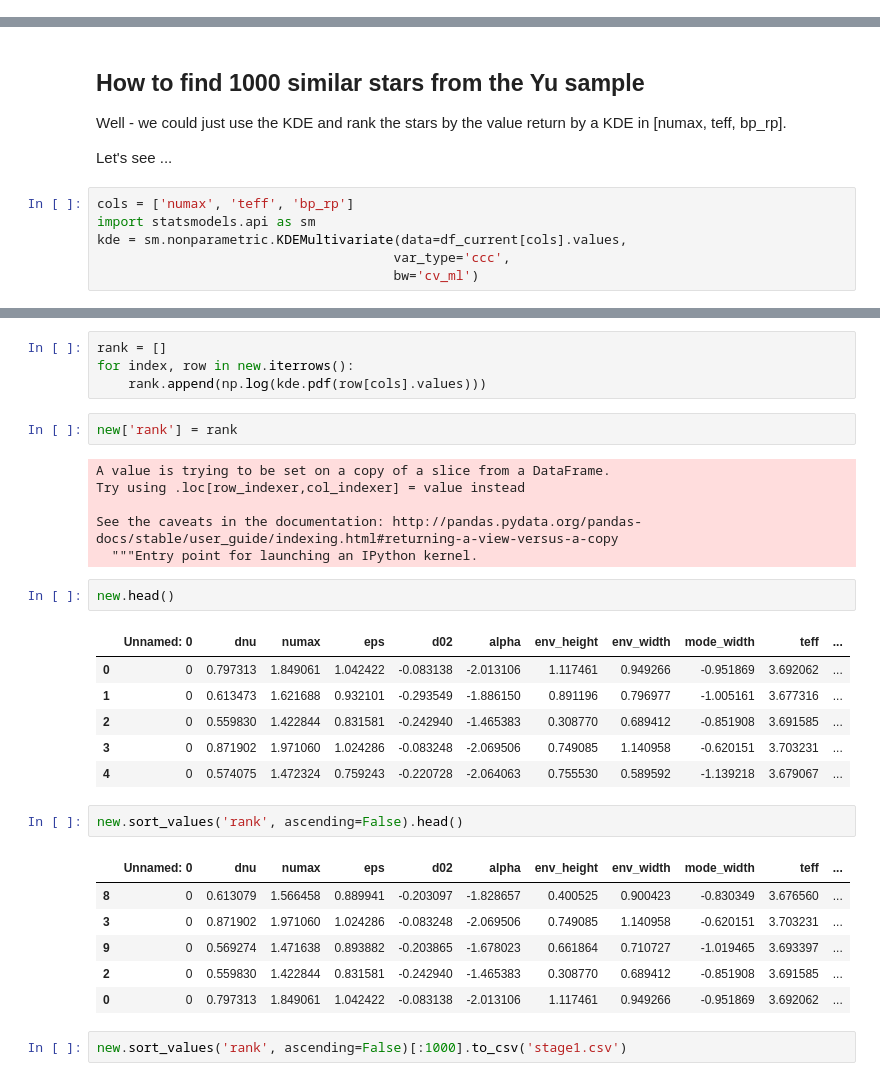
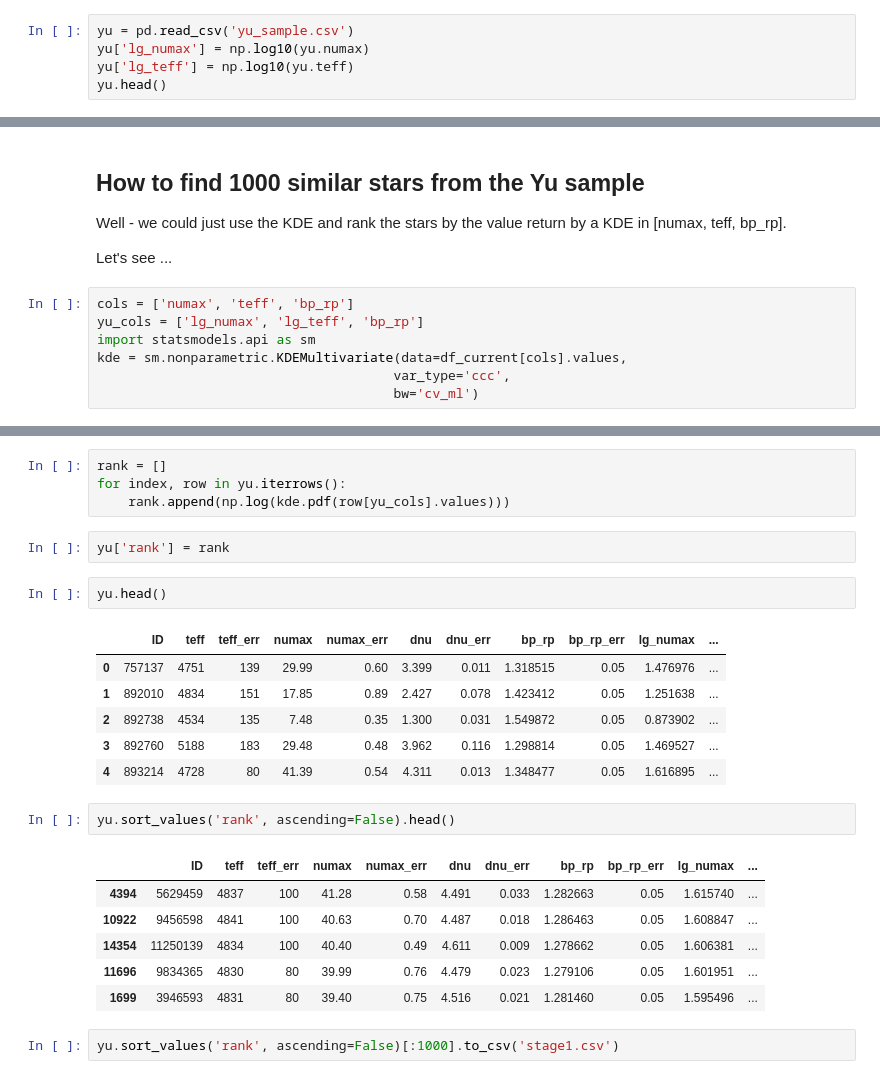
Before and after one commit to grd349/PBjam, a Jupyter notebook: pbjam/data/AddInYu.ipynb, the cells around one changed output, grey strips where cells are left out. Drawn from its saved outputs; the diff is of its cells as text.

Commit message:
Stage 1 progress

```diff
--- a/pbjam/data/AddInYu.ipynb
+++ b/pbjam/data/AddInYu.ipynb
@@ -36,0 +36,5 @@ Except - we don't use [Fe/H], instead we use a combination of of Teff and BP-RP.
+# %%
+yu = pd.read_csv('yu_sample.csv')
+yu['lg_numax'] = np.log10(yu.numax)
+yu['lg_teff'] = np.log10(yu.teff)
+yu.head()
@@ -42,6 +53,7 @@ Well - we could just use the KDE and rank the stars by the value return by a KDE
 Let's see ...
 # %%
 cols = ['numax', 'teff', 'bp_rp']
+yu_cols = ['lg_numax', 'lg_teff', 'bp_rp']
 import statsmodels.api as sm
 kde = sm.nonparametric.KDEMultivariate(data=df_current[cols].values,
                                       var_type='ccc',
@@ -59,32 +61,26 @@ new.head()
 # %%
 rank = []
-for index, row in new.iterrows():
-    rank.append(np.log(kde.pdf(row[cols].values)))
+for index, row in yu.iterrows():
+    rank.append(np.log(kde.pdf(row[yu_cols].values)))
 # %%
-new['rank'] = rank
+yu['rank'] = rank
-# %% [output]
-A value is trying to be set on a copy of a slice from a DataFrame.
-Try using .loc[row_indexer,col_indexer] = value instead
-
-See the caveats in the documentation: http://pandas.pydata.org/pandas-docs/stable/user_guide/indexing.html#returning-a-view-versus-a-copy
-  """Entry point for launching an IPython kernel.
 # %%
-new.head()
+yu.head()
 # %% [output]
-|  | Unnamed: 0 | dnu | numax | eps | d02 | alpha | env_height | env_width | mode_width | teff | ... |
-| 0 | 0 | 0.797313 | 1.849061 | 1.042422 | -0.083138 | -2.013106 | 1.117461 | 0.949266 | -0.951869 | 3.692062 | ... |
-| 1 | 0 | 0.613473 | 1.621688 | 0.932101 | -0.293549 | -1.886150 | 0.891196 | 0.796977 | -1.005161 | 3.677316 | ... |
-| 2 | 0 | 0.559830 | 1.422844 | 0.831581 | -0.242940 | -1.465383 | 0.308770 | 0.689412 | -0.851908 | 3.691585 | ... |
-| 3 | 0 | 0.871902 | 1.971060 | 1.024286 | -0.083248 | -2.069506 | 0.749085 | 1.140958 | -0.620151 | 3.703231 | ... |
-| 4 | 0 | 0.574075 | 1.472324 | 0.759243 | -0.220728 | -2.064063 | 0.755530 | 0.589592 | -1.139218 | 3.679067 | ... |
+|  | ID | teff | teff_err | numax | numax_err | dnu | dnu_err | bp_rp | bp_rp_err | lg_numax | ... |
+| 0 | 757137 | 4751 | 139 | 29.99 | 0.60 | 3.399 | 0.011 | 1.318515 | 0.05 | 1.476976 | ... |
+| 1 | 892010 | 4834 | 151 | 17.85 | 0.89 | 2.427 | 0.078 | 1.423412 | 0.05 | 1.251638 | ... |
+| 2 | 892738 | 4534 | 135 | 7.48 | 0.35 | 1.300 | 0.031 | 1.549872 | 0.05 | 0.873902 | ... |
+| 3 | 892760 | 5188 | 183 | 29.48 | 0.48 | 3.962 | 0.116 | 1.298814 | 0.05 | 1.469527 | ... |
+| 4 | 893214 | 4728 | 80 | 41.39 | 0.54 | 4.311 | 0.013 | 1.348477 | 0.05 | 1.616895 | ... |
 # %%
-new.sort_values('rank', ascending=False).head()
+yu.sort_values('rank', ascending=False).head()
 # %% [output]
-|  | Unnamed: 0 | dnu | numax | eps | d02 | alpha | env_height | env_width | mode_width | teff | ... |
-| 8 | 0 | 0.613079 | 1.566458 | 0.889941 | -0.203097 | -1.828657 | 0.400525 | 0.900423 | -0.830349 | 3.676560 | ... |
-| 3 | 0 | 0.871902 | 1.971060 | 1.024286 | -0.083248 | -2.069506 | 0.749085 | 1.140958 | -0.620151 | 3.703231 | ... |
-| 9 | 0 | 0.569274 | 1.471638 | 0.893882 | -0.203865 | -1.678023 | 0.661864 | 0.710727 | -1.019465 | 3.693397 | ... |
-| 2 | 0 | 0.559830 | 1.422844 | 0.831581 | -0.242940 | -1.465383 | 0.308770 | 0.689412 | -0.851908 | 3.691585 | ... |
-| 0 | 0 | 0.797313 | 1.849061 | 1.042422 | -0.083138 | -2.013106 | 1.117461 | 0.949266 | -0.951869 | 3.692062 | ... |
+|  | ID | teff | teff_err | numax | numax_err | dnu | dnu_err | bp_rp | bp_rp_err | lg_numax | ... |
+| 4394 | 5629459 | 4837 | 100 | 41.28 | 0.58 | 4.491 | 0.033 | 1.282663 | 0.05 | 1.615740 | ... |
+| 10922 | 9456598 | 4841 | 100 | 40.63 | 0.70 | 4.487 | 0.018 | 1.286463 | 0.05 | 1.608847 | ... |
+| 14354 | 11250139 | 4834 | 100 | 40.40 | 0.49 | 4.611 | 0.009 | 1.278662 | 0.05 | 1.606381 | ... |
+| 11696 | 9834365 | 4830 | 80 | 39.99 | 0.76 | 4.479 | 0.023 | 1.279106 | 0.05 | 1.601951 | ... |
+| 1699 | 3946593 | 4831 | 80 | 39.40 | 0.75 | 4.516 | 0.021 | 1.281460 | 0.05 | 1.595496 | ... |
 # %%
-new.sort_values('rank', ascending=False)[:1000].to_csv('stage1.csv')
+yu.sort_values('rank', ascending=False)[:1000].to_csv('stage1.csv')
```
Also changed, not shown: parts of 5 cells of this notebook, 3 other files.
